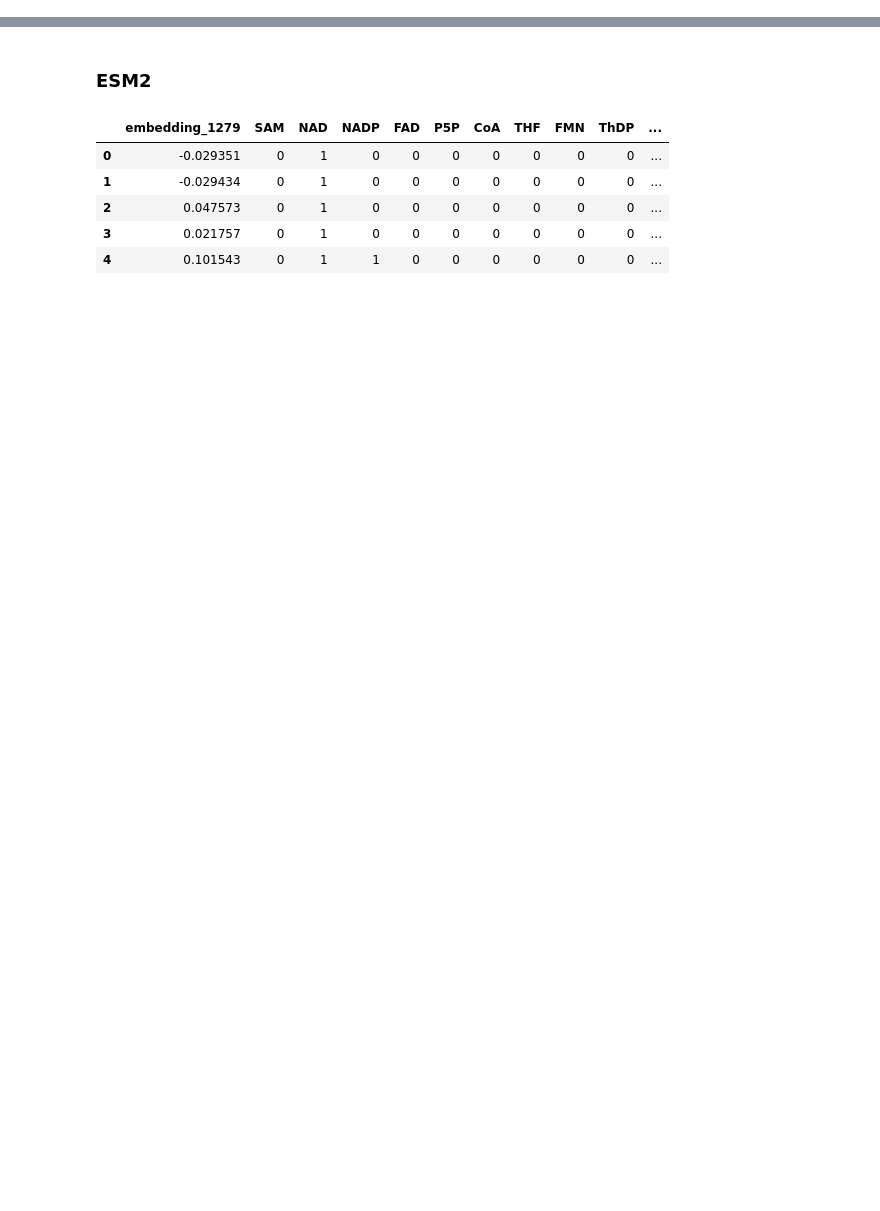
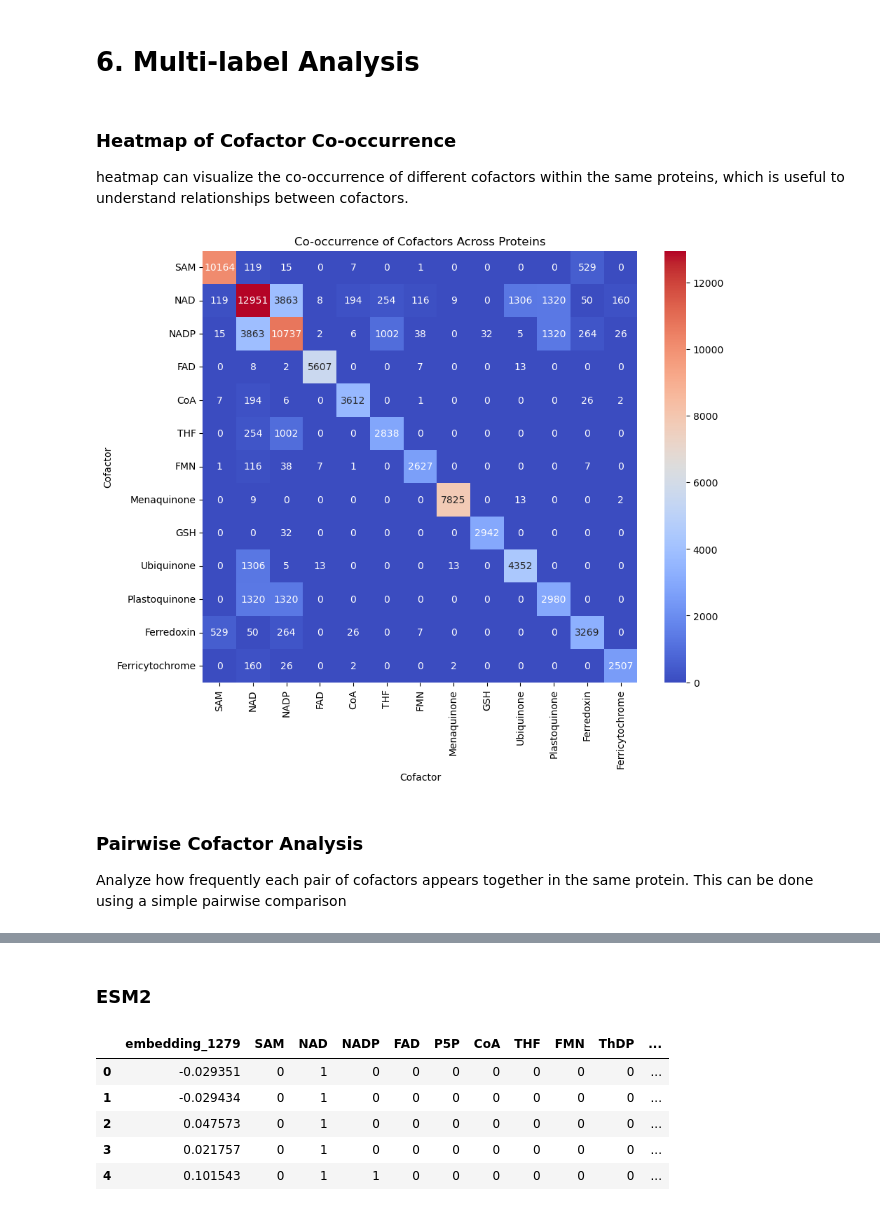
Before and after one commit to joanag05/CofactorPredictionTool, a Jupyter notebook: examples/datasets_analysis.ipynb, the cells around one changed output, grey strips where cells are left out. Drawn from its saved outputs; the diff is of its cells as text; code cells hidden in the pictures; blank space fills up the shorter version.

```diff
--- a/examples/datasets_analysis.ipynb
+++ b/examples/datasets_analysis.ipynb
@@ -1314,0 +191,22 @@ seqvec
+# %% [markdown]
+# 6. Multi-label Analysis
+# %% [markdown]
+
+
+### Heatmap of Cofactor Co-occurrence
+heatmap can visualize the co-occurrence of different cofactors within the same proteins, which is useful to understand relationships between cofactors.
+# %%
+cofactor_columns = df.columns[1:-1]  # Exclude 'ProteinID' and 'Sequence' columns
+co_occurrence_matrix = df[cofactor_columns].T.dot(df[cofactor_columns])
+
+plt.figure(figsize=(10,8))
+sns.heatmap(co_occurrence_matrix, annot=True, cmap="coolwarm", fmt="d")
+plt.title('Co-occurrence of Cofactors Across Proteins')
+plt.xlabel('Cofactor')
+plt.ylabel('Cofactor')
+plt.show()
+# %% [output]
+[figure, added]
+# %% [markdown]
+### Pairwise Cofactor Analysis
+Analyze how frequently each pair of cofactors appears together in the same protein. This can be done using a simple pairwise comparison
```
Also changed, not shown: parts of 163 cells of this notebook, 24 other files.
